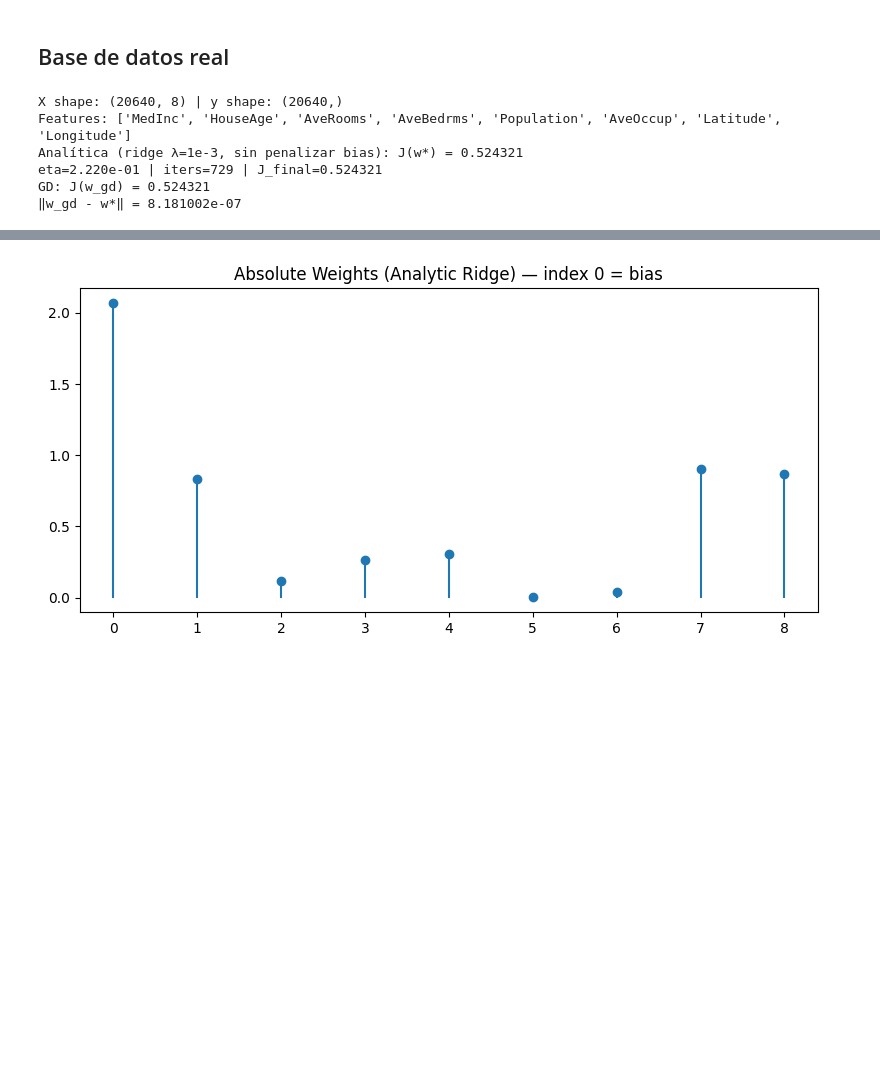
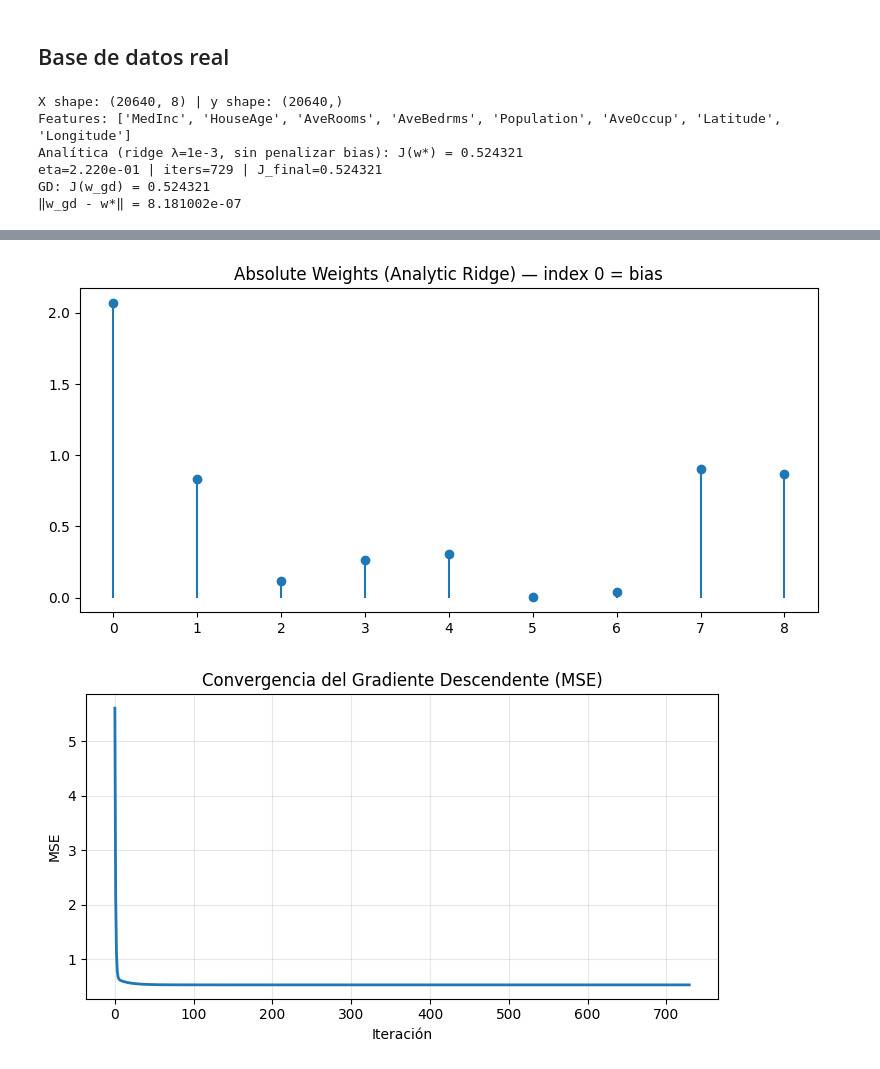
Before and after one commit to PaulinaRuizB/Machine_Learning_Theory, a Jupyter notebook: Task_3_Analytic_and_iterative_solution_for_database.ipynb, the cells around one changed output, grey strips where cells are left out. Drawn from its saved outputs; the diff is of its cells as text; code cells hidden in the pictures; blank space fills up the shorter version.

```diff
--- a/Task_3_Analytic_and_iterative_solution_for_database.ipynb
+++ b/Task_3_Analytic_and_iterative_solution_for_database.ipynb
@@ -332,30 +342,75 @@ lims = [min(Yhouse.min(), y_pred_star.min(), y_pred_gd.min()),
         max(Yhouse.max(), y_pred_star.max(), y_pred_gd.max())]
 plt.plot(lims, lims, 'k--', linewidth=1)
 plt.xlabel("Real"); plt.ylabel("Predicho")
 plt.title("Prediction vs Ground Truth")
 plt.legend(); plt.grid(True, alpha=0.3); plt.tight_layout(); plt.show()
 
 # 4) Scatter con primera feature ordenada por y (como tu ejemplo)
 ind_house = np.argsort(Yhouse)
 plt.figure(figsize=(7,5))
 plt.scatter(Xhouse[ind_house, 0], y_pred_gd[ind_house], c='r', s=8, label='Pred (GD)')
 plt.scatter(Xhouse[ind_house, 0], Yhouse[ind_house],   c='b', s=8, label='Real')
 plt.xlabel(names[0]); plt.ylabel("Target / Prediction")
 plt.legend(); plt.title("First Feature vs Target/Prediction (sorted by y)")
 plt.tight_layout(); plt.show()
 
 # 5) Magnitud de pesos analíticos (incluye bias en índice 0)
 plt.figure(figsize=(8,4))
 plt.stem(np.abs(w_star), basefmt=" ")
 plt.title("Absolute Weights (Analytic Ridge) — index 0 = bias")
 plt.tight_layout(); plt.show()
+
+# 6) Convergencia del costo MSE por iteración
+plt.figure(figsize=(7,4))
+plt.plot(J_hist, linewidth=2)
+plt.xlabel("Iteración")
+plt.ylabel("MSE")
+plt.title("Convergencia del Gradiente Descendente (MSE)")
+plt.grid(True, alpha=0.3)
+plt.tight_layout()
+plt.show()
+
+# === MSE vs cambios en w (α): eje X = ||Δw||, eje Y = J(w_{t+1}) ===
+# Cambios de parámetros entre pasos consecutivos
+deltas = np.array([np.linalg.norm(w_hist[i+1] - w_hist[i]) for i in range(len(w_hist)-1)])
+
+# Emparejamos cada Δw_t con el MSE del estado alcanzado J(w_{t+1})
+# J_hist suele tener 1 elemento más que deltas; recortamos con cuidado:
+m = min(len(deltas), len(J_hist)-1)
+x = deltas[:m]        # ||Δw_t||
+y = J_hist[1:1+m]     # J(w_{t+1})
+
+plt.figure(figsize=(7,5))
+plt.scatter(x, y, s=22, alpha=0.7)
+plt.xscale("log")     # muy útil en GD
+plt.yscale("log")
+plt.xlabel("‖Δw‖  (cambio en parámetros entre iteraciones)")
+plt.ylabel("MSE  (J(w) del estado alcanzado)")
+plt.title("Convergencia: MSE vs cambios en α (w)")
+plt.grid(True, which="both", alpha=0.3)
+plt.tight_layout()
+plt.show()
+
+
+# 7) Cambios en alpha (w) por iteración
+deltas = [np.linalg.norm(w_hist[i+1] - w_hist[i]) for i in range(len(w_hist)-1)]
+
+plt.figure(figsize=(7,4))
+plt.semilogy(deltas, linewidth=2)  # semilogy = escala logarítmica en eje Y
+plt.xlabel("Iteración")
+plt.ylabel("‖Δw‖")
+plt.title("Cambios en α (w) por iteración")
+plt.grid(True, which="both", alpha=0.3)
+plt.tight_layout()
+plt.show()
 # %% [output]
 X shape: (20640, 8) | y shape: (20640,)
 Features: ['MedInc', 'HouseAge', 'AveRooms', 'AveBedrms', 'Population', 'AveOccup', 'Latitude', 'Longitude']
 Analítica (ridge λ=1e-3, sin penalizar bias): J(w*) = 0.524321
 eta=2.220e-01 | iters=729 | J_final=0.524321
 GD: J(w_gd) = 0.524321
 ‖w_gd - w*‖ = 8.181002e-07
 [figure]
 [figure]
 [figure]
+[figure, added]
```
Also changed, not shown: parts of 2 cells of this notebook.
